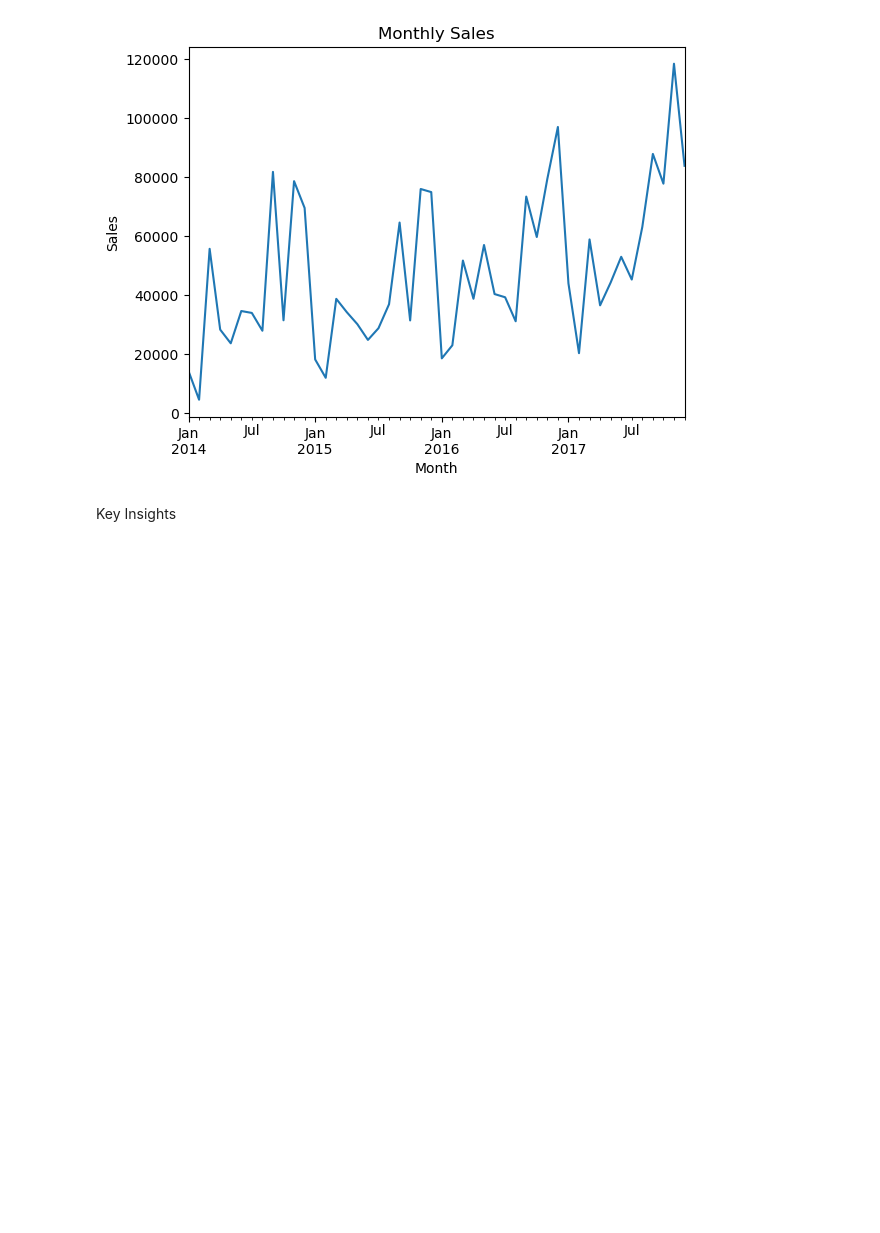
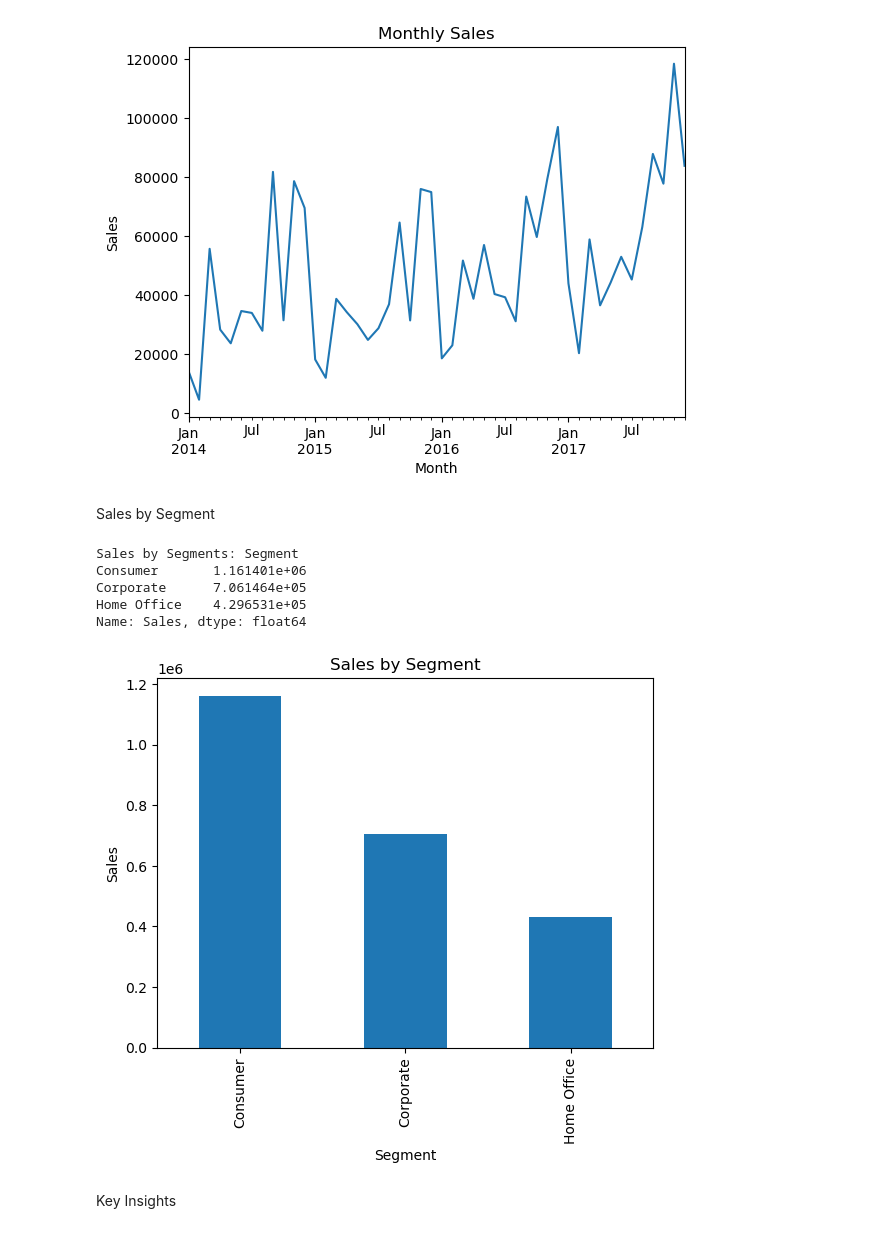
Before and after one commit to Andy230614/Sales-data-analysis, a Jupyter notebook: Notebooks/analysis.ipynb, the cells around one changed output. Cells and saved outputs as stored; diff of their text form; code cells hidden in the pictures; blank space fills up the shorter version.

```diff
--- a/Notebooks/analysis.ipynb
+++ b/Notebooks/analysis.ipynb
@@ -54,0 +75,3 @@ Index(['Row ID', 'Order ID', 'Order Date', 'Ship Date', 'Ship Mode',
+# %%
+df.duplicated().sum()
+df = df.drop_duplicates()
@@ -54,0 +98,5 @@ Index(['Row ID', 'Order ID', 'Order Date', 'Ship Date', 'Ship Mode',
+# %%
+df["Order Date"] = pd.to_datetime(df["Order Date"])
+# %%
+df["Profit Margin"] = df["Profit"]/df["Sales"]
+df.sort_values("Profit Margin").head(10)
@@ -155,6 +216,29 @@ plt.savefig("../Images/monthly_sales")
 plt.show()
 # %% [output]
 [figure]
+# %% [markdown]
+Sales by Segment
+# %%
+Sales_by_segment = df.groupby("Segment")["Sales"].sum()
+print("Sales by Segments:", Sales_by_segment)
+# %% [output]
+Sales by Segments: Segment
+Consumer       1.161401e+06
+Corporate      7.061464e+05
+Home Office    4.296531e+05
+Name: Sales, dtype: float64
+# %%
+Sales_by_segment.plot(kind='bar')
+
+plt.title("Sales by Segment")
+plt.xlabel("Segment")
+plt.ylabel('Sales')
+
+plt.savefig("../Images/sales_by_segment")
+
+plt.show()
+# %% [output]
+[figure, added]
 # %% [markdown]
 Key Insights
 # %% [markdown]
```
Also changed, not shown: parts of 3 cells of this notebook, 2 other files.
